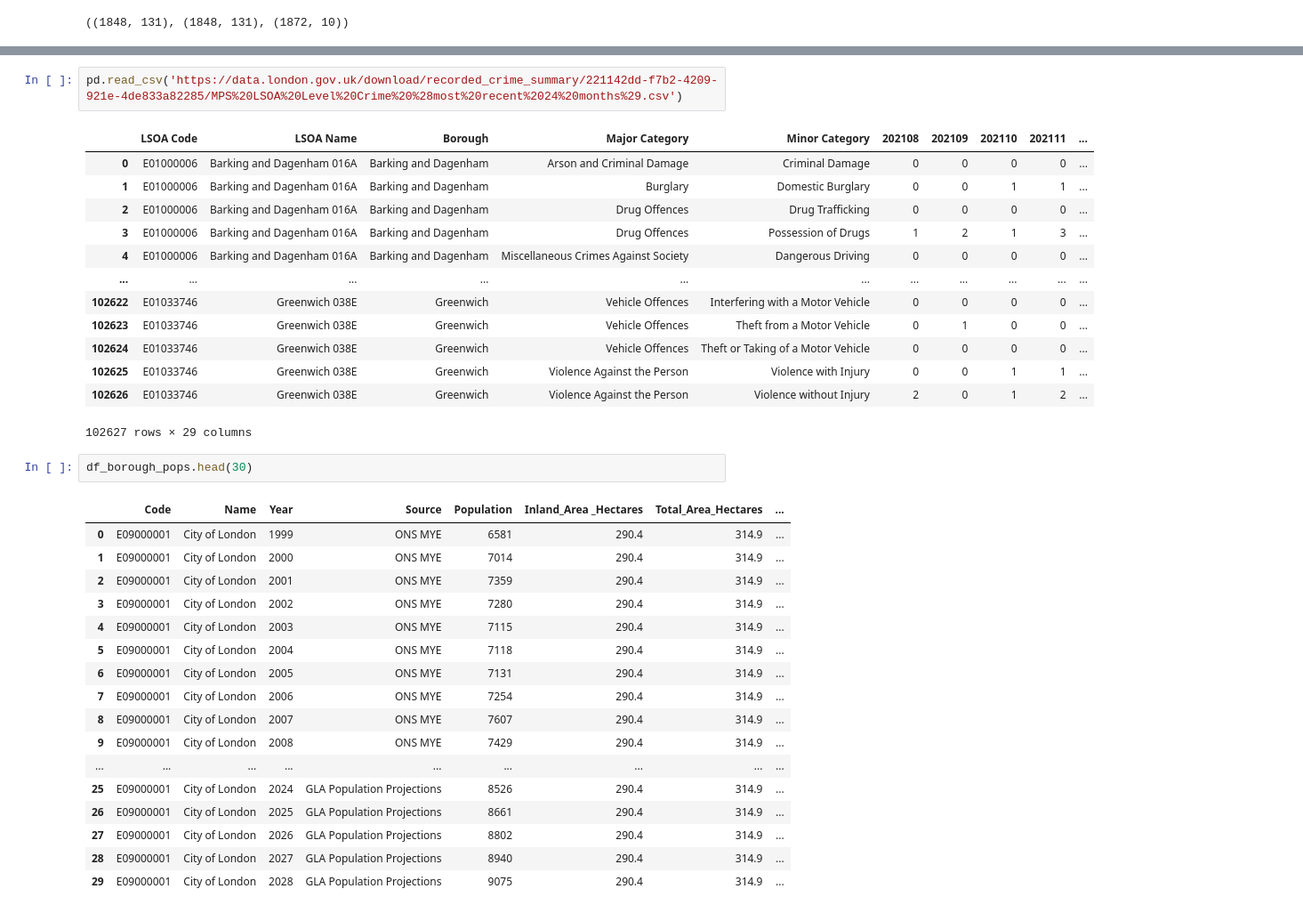
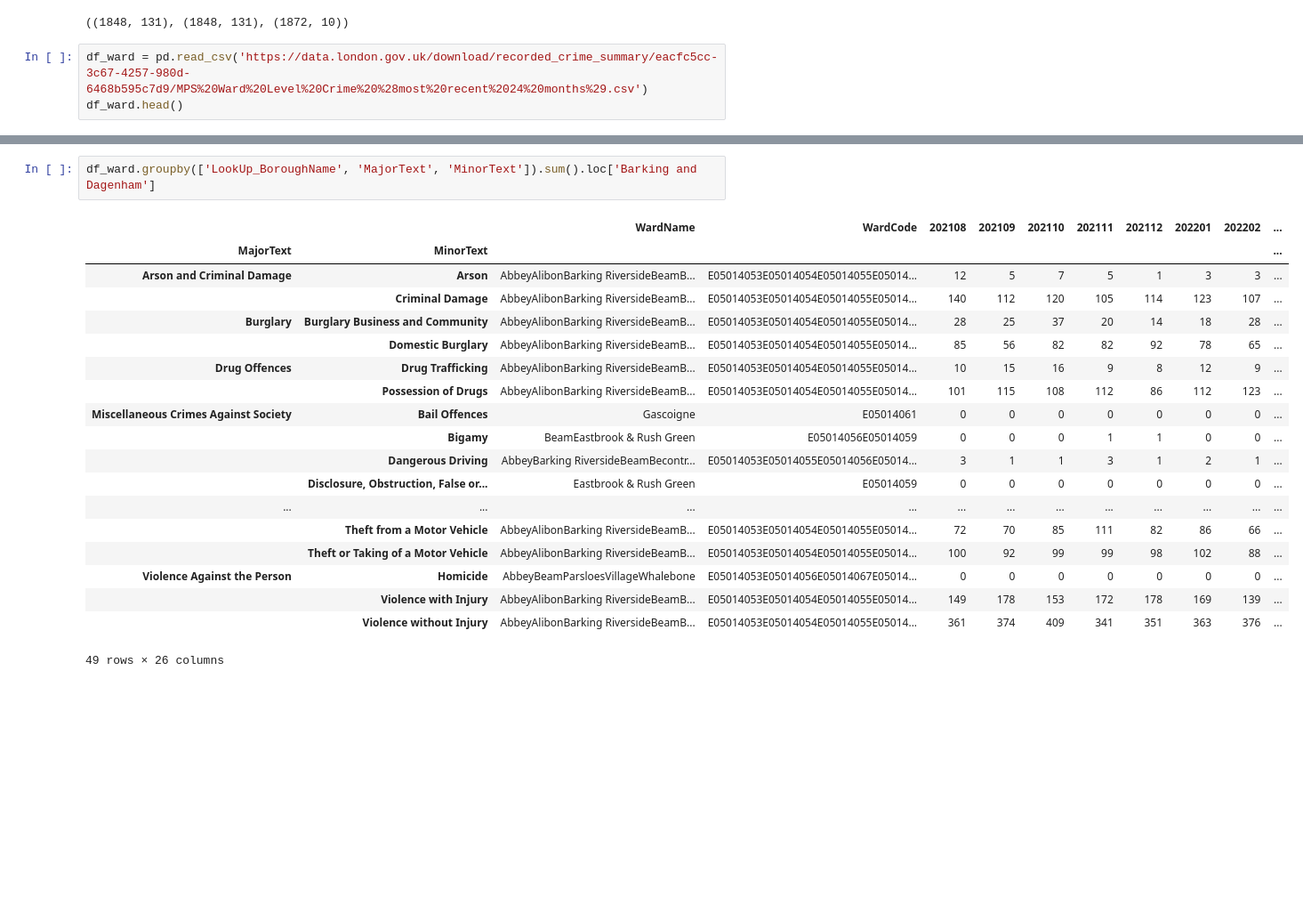
Before and after one commit to JamieW365/londoncrime, a Jupyter notebook: notebooks/exploratory/jw_1.ipynb, the cells around one changed output, grey strips where cells are left out. Shown: that part at 89% size. Cells and saved outputs as stored; diff of their text form; blank space fills up the shorter version.

```diff
--- a/notebooks/exploratory/jw_1.ipynb
+++ b/notebooks/exploratory/jw_1.ipynb
@@ -22,3 +22,6 @@ df_borough_pops = pd.read_csv(url_borough_pops)
 df_offs.shape, df_SDs.shape, df_borough_pops.shape
 # %% [output]
 ((1848, 131), (1848, 131), (1872, 10))
+# %%
+df_ward = pd.read_csv('https://data.london.gov.uk/download/recorded_crime_summary/eacfc5cc-3c67-4257-980d-6468b595c7d9/MPS%20Ward%20Level%20Crime%20%28most%20recent%2024%20months%29.csv')
+df_ward.head()
@@ -54,36 +57,22 @@ df_borough_pops.head()
-# %%
-pd.read_csv('https://data.london.gov.uk/download/recorded_crime_summary/221142dd-f7b2-4209-921e-4de833a82285/MPS%20LSOA%20Level%20Crime%20%28most%20recent%2024%20months%29.csv')
-# %% [output]
-|  | LSOA Code | LSOA Name | Borough | Major Category | Minor Category | 202108 | 202109 | 202110 | 202111 | ... |
-| 0 | E01000006 | Barking and Dagenham 016A | Barking and Dagenham | Arson and Criminal Damage | Criminal Damage | 0 | 0 | 0 | 0 | ... |
-| 1 | E01000006 | Barking and Dagenham 016A | Barking and Dagenham | Burglary | Domestic Burglary | 0 | 0 | 1 | 1 | ... |
-| 2 | E01000006 | Barking and Dagenham 016A | Barking and Dagenham | Drug Offences | Drug Trafficking | 0 | 0 | 0 | 0 | ... |
-| 3 | E01000006 | Barking and Dagenham 016A | Barking and Dagenham | Drug Offences | Possession of Drugs | 1 | 2 | 1 | 3 | ... |
-| 4 | E01000006 | Barking and Dagenham 016A | Barking and Dagenham | Miscellaneous Crimes Against Society | Dangerous Driving | 0 | 0 | 0 | 0 | ... |
-| ... | ... | ... | ... | ... | ... | ... | ... | ... | ... | ... |
-| 102622 | E01033746 | Greenwich 038E | Greenwich | Vehicle Offences | Interfering with a Motor Vehicle | 0 | 0 | 0 | 0 | ... |
-| 102623 | E01033746 | Greenwich 038E | Greenwich | Vehicle Offences | Theft from a Motor Vehicle | 0 | 1 | 0 | 0 | ... |
-| 102624 | E01033746 | Greenwich 038E | Greenwich | Vehicle Offences | Theft or Taking of a Motor Vehicle | 0 | 0 | 0 | 0 | ... |
-| 102625 | E01033746 | Greenwich 038E | Greenwich | Violence Against the Person | Violence with Injury | 0 | 0 | 1 | 1 | ... |
-| 102626 | E01033746 | Greenwich 038E | Greenwich | Violence Against the Person | Violence without Injury | 2 | 0 | 1 | 2 | ... |
-102627 rows × 29 columns
-# %%
-df_borough_pops.head(30)
-# %% [output]
-|  | Code | Name | Year | Source | Population | Inland_Area _Hectares | Total_Area_Hectares | ... |
-| 0 | E09000001 | City of London | 1999 | ONS MYE | 6581 | 290.4 | 314.9 | ... |
-| 1 | E09000001 | City of London | 2000 | ONS MYE | 7014 | 290.4 | 314.9 | ... |
-| 2 | E09000001 | City of London | 2001 | ONS MYE | 7359 | 290.4 | 314.9 | ... |
-| 3 | E09000001 | City of London | 2002 | ONS MYE | 7280 | 290.4 | 314.9 | ... |
-| 4 | E09000001 | City of London | 2003 | ONS MYE | 7115 | 290.4 | 314.9 | ... |
-| 5 | E09000001 | City of London | 2004 | ONS MYE | 7118 | 290.4 | 314.9 | ... |
-| 6 | E09000001 | City of London | 2005 | ONS MYE | 7131 | 290.4 | 314.9 | ... |
-| 7 | E09000001 | City of London | 2006 | ONS MYE | 7254 | 290.4 | 314.9 | ... |
-| 8 | E09000001 | City of London | 2007 | ONS MYE | 7607 | 290.4 | 314.9 | ... |
-| 9 | E09000001 | City of London | 2008 | ONS MYE | 7429 | 290.4 | 314.9 | ... |
-| ... | ... | ... | ... | ... | ... | ... | ... | ... |
-| 25 | E09000001 | City of London | 2024 | GLA Population Projections | 8526 | 290.4 | 314.9 | ... |
-| 26 | E09000001 | City of London | 2025 | GLA Population Projections | 8661 | 290.4 | 314.9 | ... |
-| 27 | E09000001 | City of London | 2026 | GLA Population Projections | 8802 | 290.4 | 314.9 | ... |
-| 28 | E09000001 | City of London | 2027 | GLA Population Projections | 8940 | 290.4 | 314.9 | ... |
-| 29 | E09000001 | City of London | 2028 | GLA Population Projections | 9075 | 290.4 | 314.9 | ... |
+# %%
+df_ward.groupby(['LookUp_BoroughName', 'MajorText', 'MinorText']).sum().loc['Barking and Dagenham']
+# %% [output]
+|  |  | WardName | WardCode | 202108 | 202109 | 202110 | 202111 | 202112 | 202201 | 202202 | ... |
+| MajorText | MinorText |  |  |  |  |  |  |  |  |  | ... |
+| Arson and Criminal Damage | Arson | AbbeyAlibonBarking RiversideBeamB... | E05014053E05014054E05014055E05014... | 12 | 5 | 7 | 5 | 1 | 3 | 3 | ... |
+|  | Criminal Damage | AbbeyAlibonBarking RiversideBeamB... | E05014053E05014054E05014055E05014... | 140 | 112 | 120 | 105 | 114 | 123 | 107 | ... |
+| Burglary | Burglary Business and Community | AbbeyAlibonBarking RiversideBeamB... | E05014053E05014054E05014055E05014... | 28 | 25 | 37 | 20 | 14 | 18 | 28 | ... |
+|  | Domestic Burglary | AbbeyAlibonBarking RiversideBeamB... | E05014053E05014054E05014055E05014... | 85 | 56 | 82 | 82 | 92 | 78 | 65 | ... |
+| Drug Offences | Drug Trafficking | AbbeyAlibonBarking RiversideBeamB... | E05014053E05014054E05014055E05014... | 10 | 15 | 16 | 9 | 8 | 12 | 9 | ... |
+|  | Possession of Drugs | AbbeyAlibonBarking RiversideBeamB... | E05014053E05014054E05014055E05014... | 101 | 115 | 108 | 112 | 86 | 112 | 123 | ... |
+| Miscellaneous Crimes Against Society | Bail Offences | Gascoigne | E05014061 | 0 | 0 | 0 | 0 | 0 | 0 | 0 | ... |
+|  | Bigamy | BeamEastbrook & Rush Green | E05014056E05014059 | 0 | 0 | 0 | 1 | 1 | 0 | 0 | ... |
+|  | Dangerous Driving | AbbeyBarking RiversideBeamBecontr... | E05014053E05014055E05014056E05014... | 3 | 1 | 1 | 3 | 1 | 2 | 1 | ... |
+|  | Disclosure, Obstruction, False or... | Eastbrook & Rush Green | E05014059 | 0 | 0 | 0 | 0 | 0 | 0 | 0 | ... |
+| ... | ... | ... | ... | ... | ... | ... | ... | ... | ... | ... | ... |
+|  | Theft from a Motor Vehicle | AbbeyAlibonBarking RiversideBeamB... | E05014053E05014054E05014055E05014... | 72 | 70 | 85 | 111 | 82 | 86 | 66 | ... |
+|  | Theft or Taking of a Motor Vehicle | AbbeyAlibonBarking RiversideBeamB... | E05014053E05014054E05014055E05014... | 100 | 92 | 99 | 99 | 98 | 102 | 88 | ... |
+| Violence Against the Person | Homicide | AbbeyBeamParsloesVillageWhalebone | E05014053E05014056E05014067E05014... | 0 | 0 | 0 | 0 | 0 | 0 | 0 | ... |
+|  | Violence with Injury | AbbeyAlibonBarking RiversideBeamB... | E05014053E05014054E05014055E05014... | 149 | 178 | 153 | 172 | 178 | 169 | 139 | ... |
+|  | Violence without Injury | AbbeyAlibonBarking RiversideBeamB... | E05014053E05014054E05014055E05014... | 361 | 374 | 409 | 341 | 351 | 363 | 376 | ... |
+49 rows × 26 columns
```
Also changed, not shown: parts of 5 cells of this notebook.
